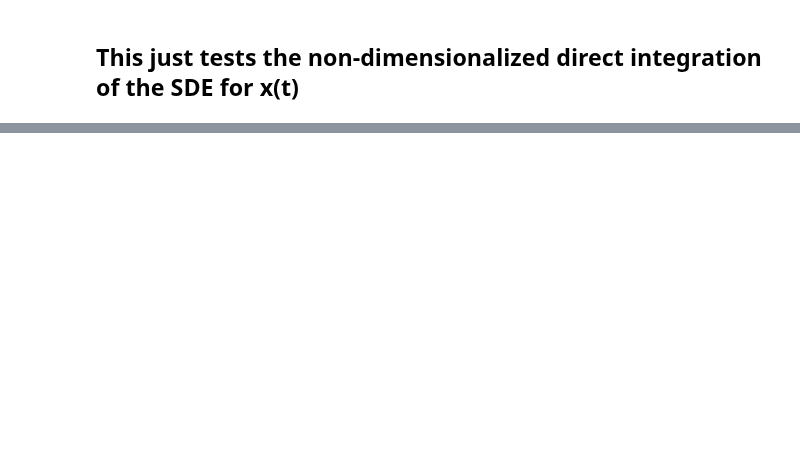
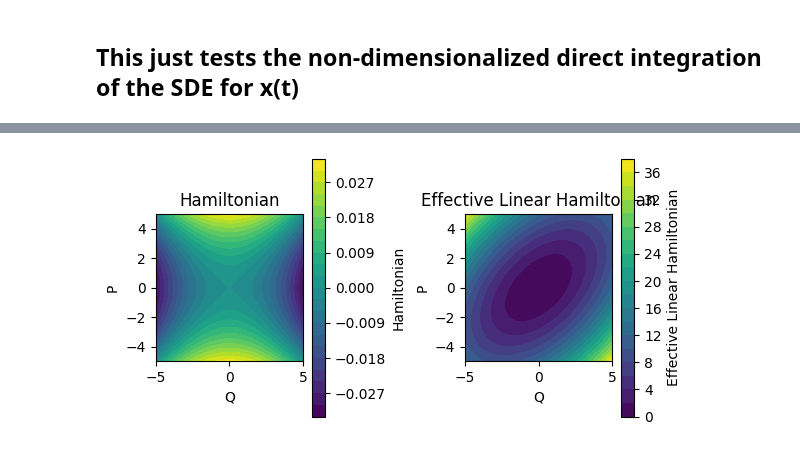
Before and after one commit to cyboesch/oscillator_dev, a Jupyter notebook: thermoai/notebooks/drirect_integration_NVS_linear.ipynb, the cells around one changed output, grey strips where cells are left out. Saved outputs shown, nothing was run; the diff lists cells and outputs as text; code cells hidden in the pictures; blank space fills up the shorter version.

```diff
--- a/thermoai/notebooks/drirect_integration_NVS_linear.ipynb
+++ b/thermoai/notebooks/drirect_integration_NVS_linear.ipynb
@@ -48,2 +52,44 @@ y0_x = jnp.array([x0, v0])
+# %%
+def Hamiltonian(t,Q, P):
+    dw = w_p/2 - w_0
+    return 3*gamma/(16*w_p) * (Q**2 + P**2)**2 + dw/2 *(Q**2 - P**2) +  F_p/(4*M*w_p) * (P**2 - Q**2)
+
+def Hamiltonian_effective_linear(t,Q, P):
+    return 1/2*Q**2-F_p/(2*w_p)/GAMMA*Q*P + 1/2*P**2
+# %%
+# Plot the Hamiltonian
+Q_range = jnp.linspace(-5, 5, 100)
+P_range = jnp.linspace(-5, 5, 100)
+# Create meshgrid for Q and P
+Q_mesh, P_mesh = jnp.meshgrid(Q_range, P_range)
+
+# Vectorize Hamiltonian over both Q and P meshgrids
+H_values = jax.vmap(lambda q, p: jax.vmap(lambda qi, pi: Hamiltonian(0.,qi, pi))(q, p))(Q_mesh, P_mesh)
+# Vectorize Hamiltonian over both Q and P meshgrids
+H_effective_linear_values = jax.vmap(lambda q, p: jax.vmap(lambda qi, pi: Hamiltonian_effective_linear(0.,qi, pi))(q, p))(Q_mesh, P_mesh)
+
+
+fig, (ax1, ax2) = plt.subplots(1, 2, figsize=(6, 3))
+
+# First subplot for Hamiltonian
+ax1.contourf(Q_range, P_range, H_values, levels=20, cmap='viridis')
+ax1.set_aspect('equal')
+ax1.set_xlabel('Q')
+ax1.set_ylabel('P')
+ax1.set_title('Hamiltonian')
+fig.colorbar(ax1.contourf(Q_range, P_range, H_values, levels=20, cmap='viridis'), ax=ax1, label='Hamiltonian')
+
+# Second subplot for Effective Linear Hamiltonian
+ax2.contourf(Q_range, P_range, H_effective_linear_values, levels=20, cmap='viridis')
+ax2.set_aspect('equal')
+ax2.set_xlabel('Q')
+ax2.set_ylabel('P')
+ax2.set_title('Effective Linear Hamiltonian')
+fig.colorbar(ax2.contourf(Q_range, P_range, H_effective_linear_values, levels=20, cmap='viridis'), ax=ax2, label='Effective Linear Hamiltonian')
+
+plt.tight_layout()
+plt.show()
+# %% [output]
+[figure, added]
 # %%
 # ----------------------------
```
Also changed, not shown: parts of 20 cells of this notebook.
